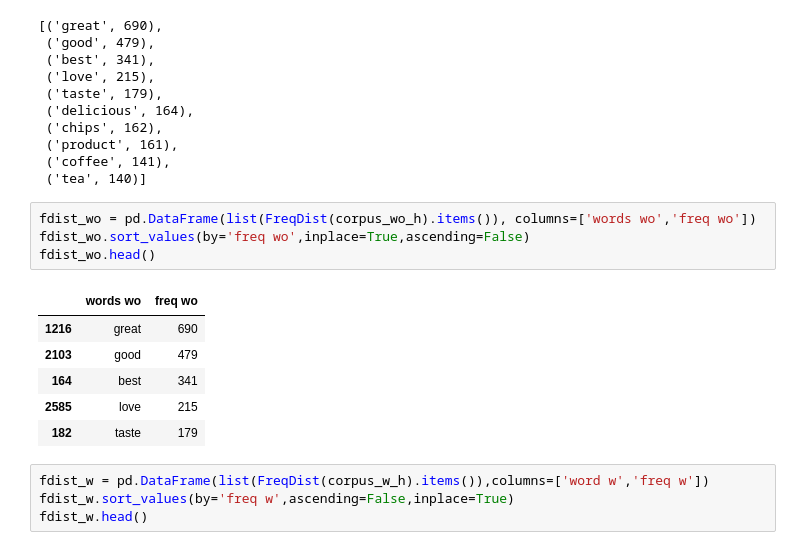
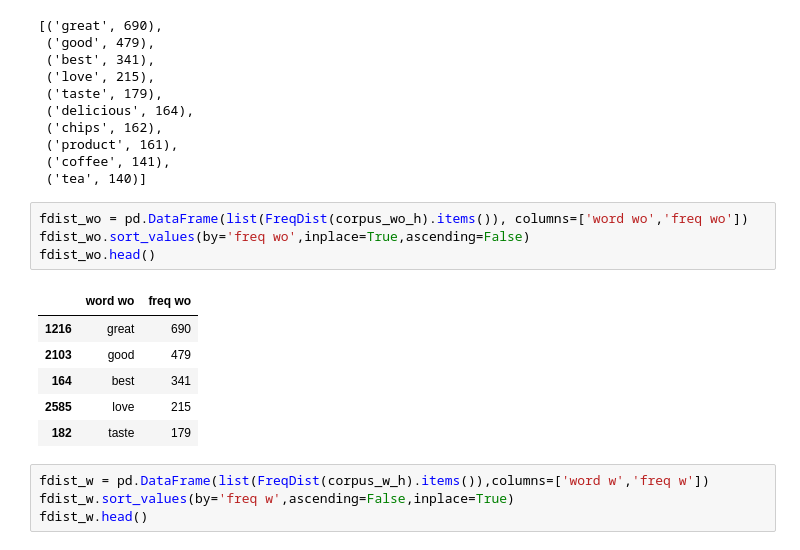
Before and after one commit to davidkorea/amazon_food_reviews, a Jupyter notebook: amazon-fine-food-reviews.ipynb, the cells around one changed output. Drawn from its saved outputs; the diff is of its cells as text.

```diff
--- a/amazon-fine-food-reviews.ipynb
+++ b/amazon-fine-food-reviews.ipynb
@@ -360,11 +360,11 @@ FreqDist(corpus_wo_h).most_common(10)
  ('coffee', 141),
  ('tea', 140)]
 # %%
-fdist_wo = pd.DataFrame(list(FreqDist(corpus_wo_h).items()), columns=['words wo','freq wo'])
+fdist_wo = pd.DataFrame(list(FreqDist(corpus_wo_h).items()), columns=['word wo','freq wo'])
 fdist_wo.sort_values(by='freq wo',inplace=True,ascending=False)
 fdist_wo.head()
 # %% [output]
-|  | words wo | freq wo |
+|  | word wo | freq wo |
 | 1216 | great | 690 |
 | 2103 | good | 479 |
 | 164 | best | 341 |
```
Also changed, not shown: parts of 4 cells of this notebook.
